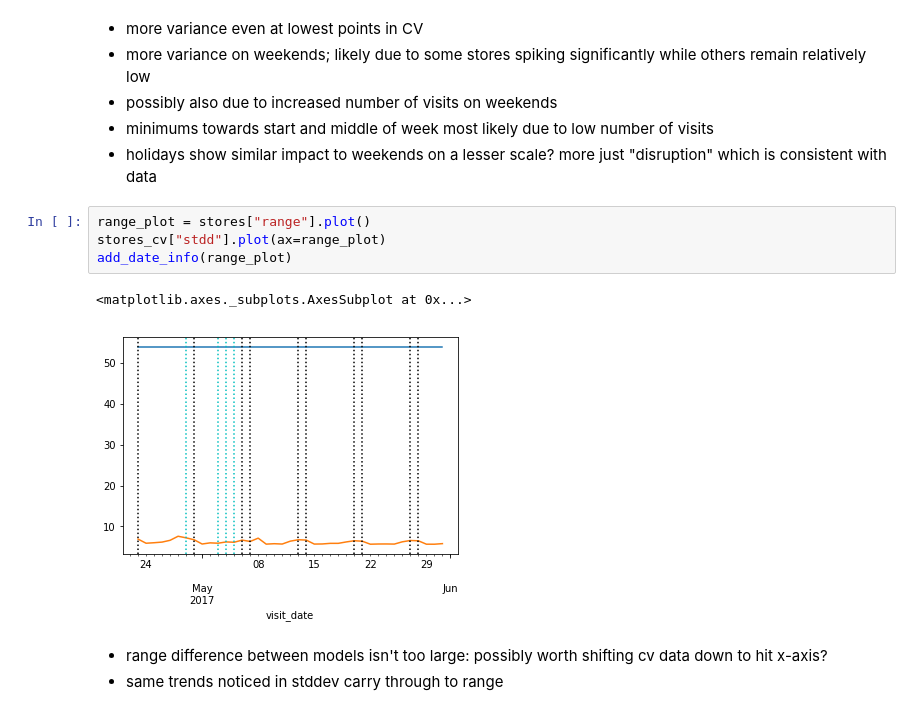
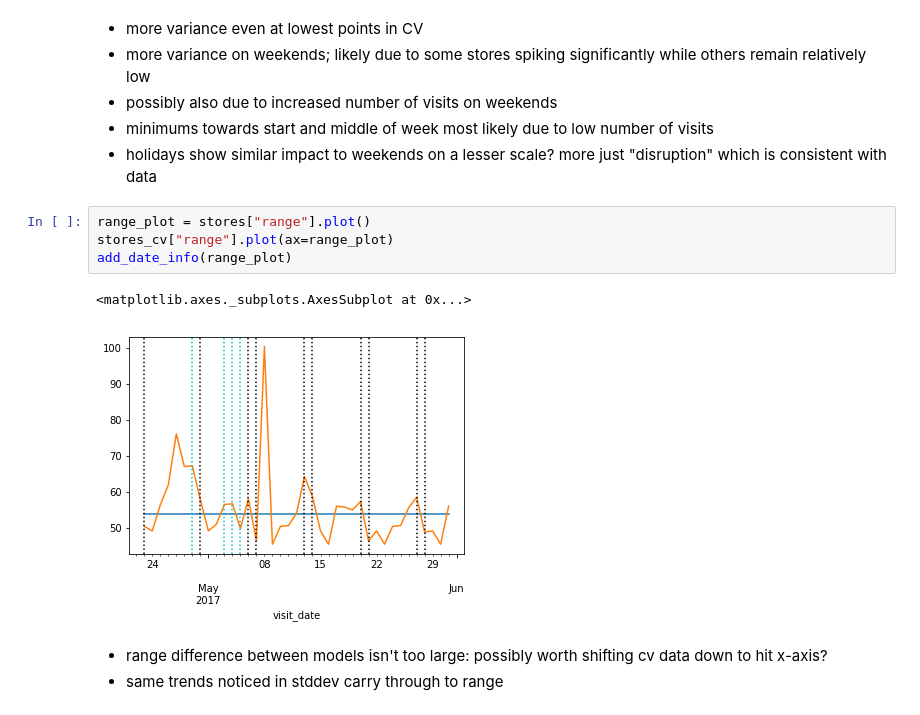
Before and after one commit to hughesaj524/visitor-forecasting, a Jupyter notebook: charts.ipynb, the cells around one changed output. Cells and saved outputs as stored; diff of their text form.

```diff
--- a/charts.ipynb
+++ b/charts.ipynb
@@ -152,11 +152,11 @@ add_date_info(std_dev)
 - holidays show similar impact to weekends on a lesser scale? more just "disruption" which is consistent with data
 # %%
 range_plot = stores["range"].plot()
-stores_cv["stdd"].plot(ax=range_plot)
+stores_cv["range"].plot(ax=range_plot)
 add_date_info(range_plot)
 # %% [output]
 <matplotlib.axes._subplots.AxesSubplot at 0x...>
-[figure, old version]
+[figure, new version]
 # %% [markdown]
 - range difference between models isn't too large: possibly worth shifting cv data down to hit x-axis?
 - same trends noticed in stddev carry through to range
```
Also changed, not shown: parts of 2 cells of this notebook, 2 other files.
